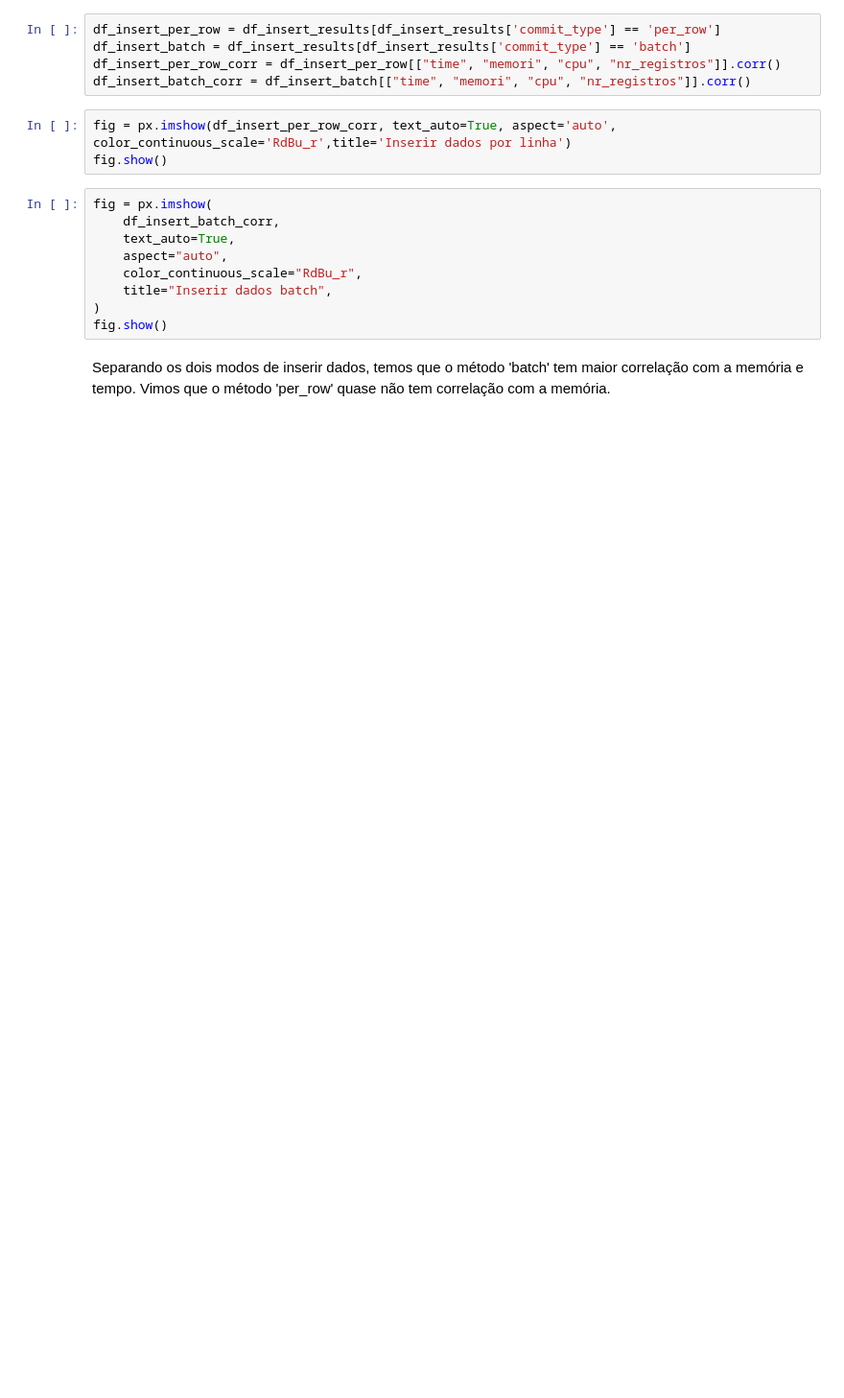
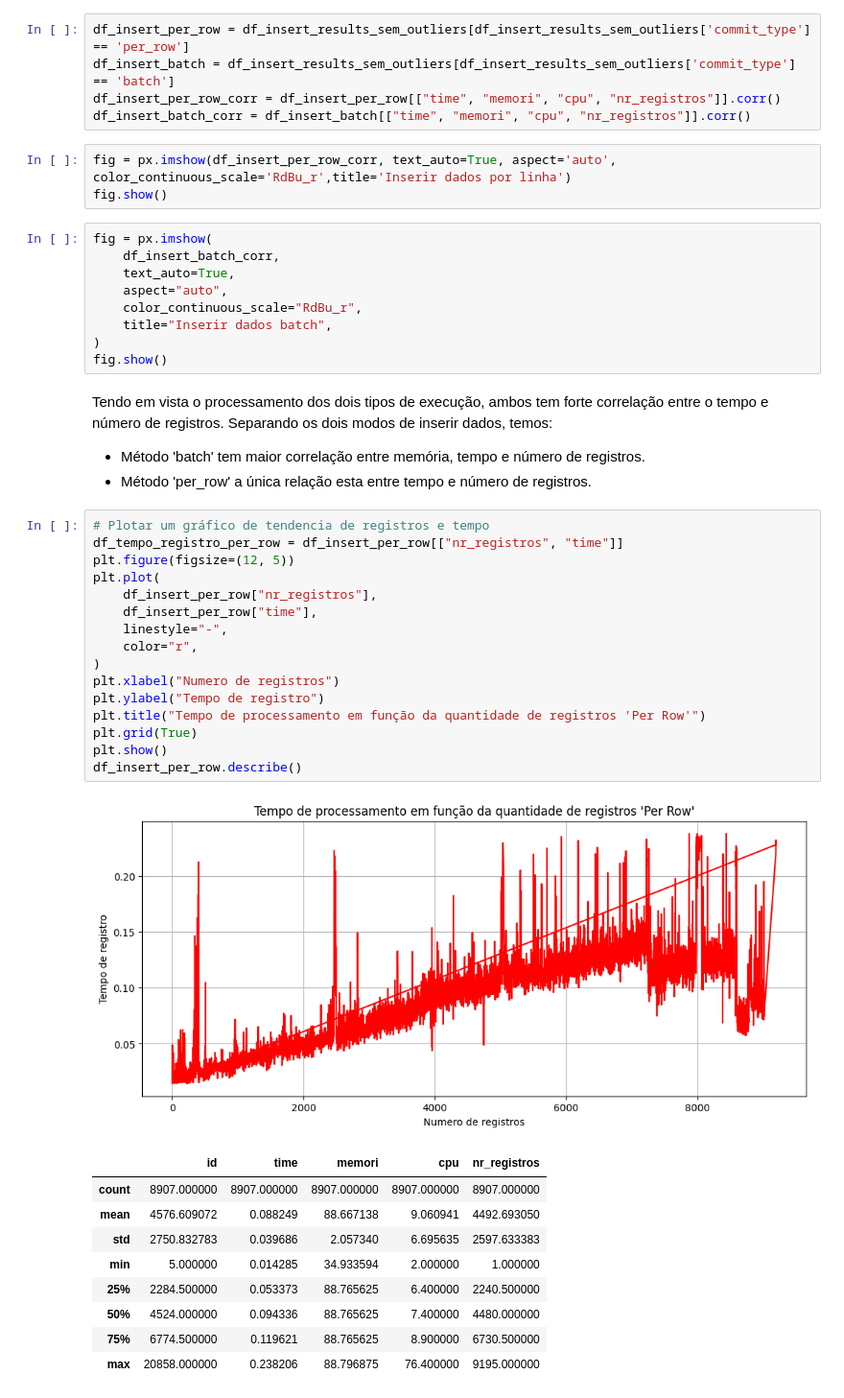
Before and after one commit to The-Data-Forge/SQLITE-PERFORMANCE-TEST, a Jupyter notebook: analise_dados.ipynb, the cells around one changed output. Shown at 96% size. Cells and saved outputs as stored; diff of their text form; blank space fills up the shorter version.

```diff
--- a/analise_dados.ipynb
+++ b/analise_dados.ipynb
@@ -142,8 +235,8 @@ Separar pelos 2 Tipos de inserts
 - per_row
 - batch
 # %%
-df_insert_per_row = df_insert_results[df_insert_results['commit_type'] == 'per_row']
-df_insert_batch = df_insert_results[df_insert_results['commit_type'] == 'batch']
+df_insert_per_row = df_insert_results_sem_outliers[df_insert_results_sem_outliers['commit_type'] == 'per_row']
+df_insert_batch = df_insert_results_sem_outliers[df_insert_results_sem_outliers['commit_type'] == 'batch']
 df_insert_per_row_corr = df_insert_per_row[["time", "memori", "cpu", "nr_registros"]].corr()
 df_insert_batch_corr = df_insert_batch[["time", "memori", "cpu", "nr_registros"]].corr()
 # %%
@@ -158,6 +251,35 @@ fig = px.imshow(
     title="Inserir dados batch",
 )
 fig.show()
-# %% [markdown]
-Separando os dois modos de inserir dados, temos que o método 'batch' tem maior correlação com a memória e tempo.
-Vimos que o método 'per_row' quase não tem correlação com a memória.
+# %% [markdown]
+Tendo em vista o processamento dos dois tipos de execução, ambos tem forte correlação entre o tempo e número de registros.
+Separando os dois modos de inserir dados, temos:
+- Método 'batch' tem maior correlação entre memória, tempo e número de registros.
+- Método 'per_row' a única relação esta entre tempo e número de registros.
+# %%
+# Plotar um gráfico de tendencia de registros e tempo
+df_tempo_registro_per_row = df_insert_per_row[["nr_registros", "time"]]
+plt.figure(figsize=(12, 5))
+plt.plot(
+    df_insert_per_row["nr_registros"],
+    df_insert_per_row["time"],
+    linestyle="-",
+    color="r",
+)
+plt.xlabel("Numero de registros")
+plt.ylabel("Tempo de registro")
+plt.title("Tempo de processamento em função da quantidade de registros 'Per Row'")
+plt.grid(True)
+plt.show()
+df_insert_per_row.describe()
+# %% [output]
+[figure, added]
+|  | id | time | memori | cpu | nr_registros |
+| count | 8907.000000 | 8907.000000 | 8907.000000 | 8907.000000 | 8907.000000 |
+| mean | 4576.609072 | 0.088249 | 88.667138 | 9.060941 | 4492.693050 |
+| std | 2750.832783 | 0.039686 | 2.057340 | 6.695635 | 2597.633383 |
+| min | 5.000000 | 0.014285 | 34.933594 | 2.000000 | 1.000000 |
+| 25% | 2284.500000 | 0.053373 | 88.765625 | 6.400000 | 2240.500000 |
+| 50% | 4524.000000 | 0.094336 | 88.765625 | 7.400000 | 4480.000000 |
+| 75% | 6774.500000 | 0.119621 | 88.765625 | 8.900000 | 6730.500000 |
+| max | 20858.000000 | 0.238206 | 88.796875 | 76.400000 | 9195.000000 |
```
Also changed, not shown: parts of 9 cells of this notebook.
